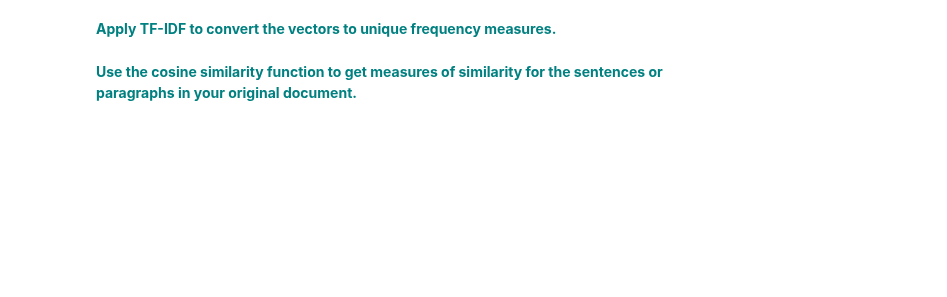
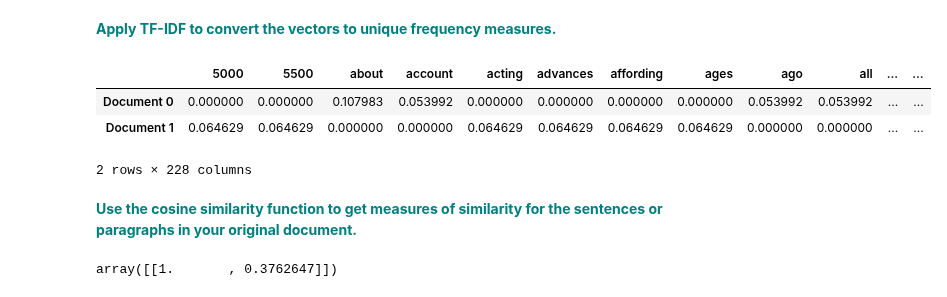
Before and after one commit to Dylan-C-Neal/Springboard-Data-Science-Career-Track, a Jupyter notebook: CosineSimilarityCaseStudy/Cosine_Similarity_Case_Study.ipynb, the cells around one changed output. Saved outputs shown, nothing was run; the diff lists cells and outputs as text; code cells hidden in the pictures; blank space fills up the shorter version.

Commit message:
Completed Cosine Similarity Case Study

```diff
--- a/CosineSimilarityCaseStudy/Cosine_Similarity_Case_Study.ipynb
+++ b/CosineSimilarityCaseStudy/Cosine_Similarity_Case_Study.ipynb
@@ -117,4 +143,18 @@ Replace the current values for `Document 0` and `Document 1` with your own sente
 # %% [markdown]
  **<font color='teal'> Apply TF-IDF to convert the vectors to unique frequency measures.</font>**
+# %%
+vectorizer = TfidfVectorizer()
+trsfm=vectorizer.fit_transform(corpus)
+# %%
+pd.DataFrame(trsfm.toarray(),columns=vectorizer.get_feature_names(),index=['Document 0','Document 1'])
+# %% [output]
+|  | 5000 | 5500 | about | account | acting | advances | affording | ages | ago | all | ... | ... |
+| Document 0 | 0.000000 | 0.000000 | 0.107983 | 0.053992 | 0.000000 | 0.000000 | 0.000000 | 0.000000 | 0.053992 | 0.053992 | ... | ... |
+| Document 1 | 0.064629 | 0.064629 | 0.000000 | 0.000000 | 0.064629 | 0.064629 | 0.064629 | 0.064629 | 0.000000 | 0.000000 | ... | ... |
+2 rows × 228 columns
 # %% [markdown]
  **<font color='teal'> Use the cosine similarity function to get measures of similarity for the sentences or paragraphs in your original document.</font>**
+# %%
+cosine_similarity(trsfm[0:1], trsfm)
+# %% [output]
+array([[1.       , 0.3762647]])
```
Also changed, not shown: parts of 6 cells of this notebook.
